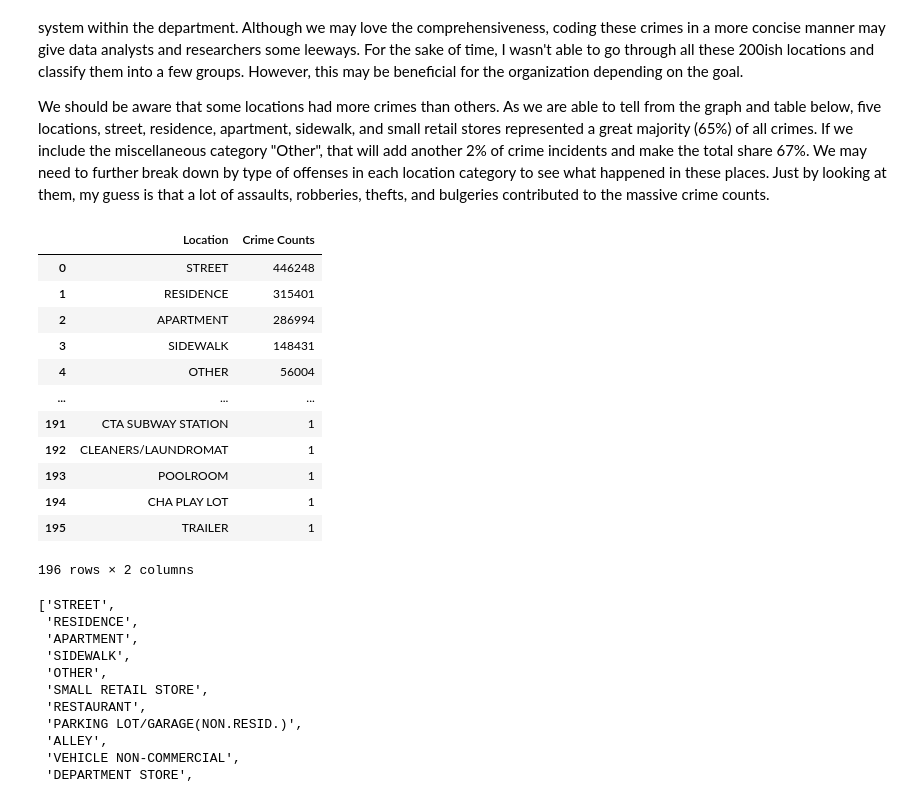
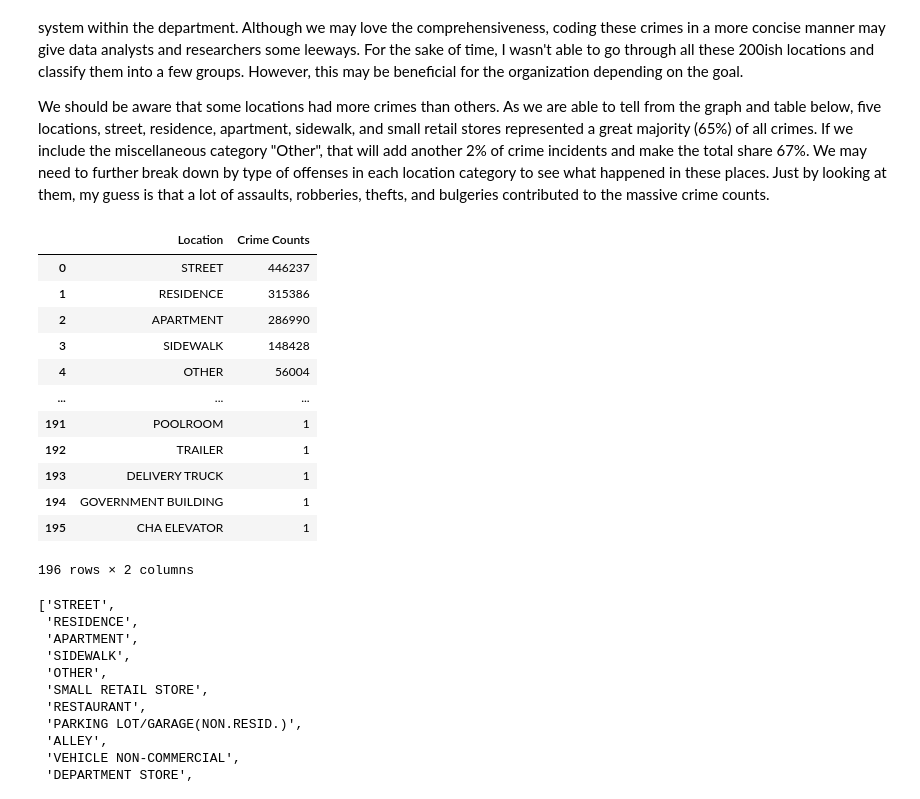
Before and after one commit to jcvincentliu/Analyzing-Racial-Disparities-in-Chicago-Police-Traffic-Stops, a Jupyter notebook: crime_cleaning.ipynb, the cells around one changed output. Drawn from its saved outputs; the diff is of its cells as text; code cells hidden in the pictures.

```diff
--- a/crime_cleaning.ipynb
+++ b/crime_cleaning.ipynb
@@ -570,23 +570,23 @@ The Chicago Police Department includes a very comprehensive list of locations in
 
 We should be aware that some locations had more crimes than others. As we are able to tell from the graph and table below, five locations, street, residence, apartment, sidewalk, and small retail stores represented a great majority (65%) of all crimes. If we include the miscellaneous category "Other", that will add another 2% of crime incidents and make the total share 67%. We may need to further break down by type of offenses in each location category to see what happened in these places. Just by looking at them, my guess is that a lot of assaults, robberies, thefts, and bulgeries contributed to the massive crime counts.
 # %%
-count_by_loc = crime.loc[:, "Location Description"].value_counts(ascending=False).to_frame()
+count_by_loc = crimes.loc[:, "Location Description"].value_counts(ascending=False).to_frame()
 count_by_loc = count_by_loc.reset_index()
 count_by_loc.columns = ["Location", "Crime Counts"]
 count_by_loc
 # %% [output]
 |  | Location | Crime Counts |
-| 0 | STREET | 446248 |
-| 1 | RESIDENCE | 315401 |
-| 2 | APARTMENT | 286994 |
-| 3 | SIDEWALK | 148431 |
+| 0 | STREET | 446237 |
+| 1 | RESIDENCE | 315386 |
+| 2 | APARTMENT | 286990 |
+| 3 | SIDEWALK | 148428 |
 | 4 | OTHER | 56004 |
 | ... | ... | ... |
-| 191 | CTA SUBWAY STATION | 1 |
-| 192 | CLEANERS/LAUNDROMAT | 1 |
-| 193 | POOLROOM | 1 |
-| 194 | CHA PLAY LOT | 1 |
-| 195 | TRAILER | 1 |
+| 191 | POOLROOM | 1 |
+| 192 | TRAILER | 1 |
+| 193 | DELIVERY TRUCK | 1 |
+| 194 | GOVERNMENT BUILDING | 1 |
+| 195 | CHA ELEVATOR | 1 |
 196 rows × 2 columns
 # %%
 count_by_loc.iloc[:,0].to_list()
```
Also changed, not shown: parts of 4 cells of this notebook.
